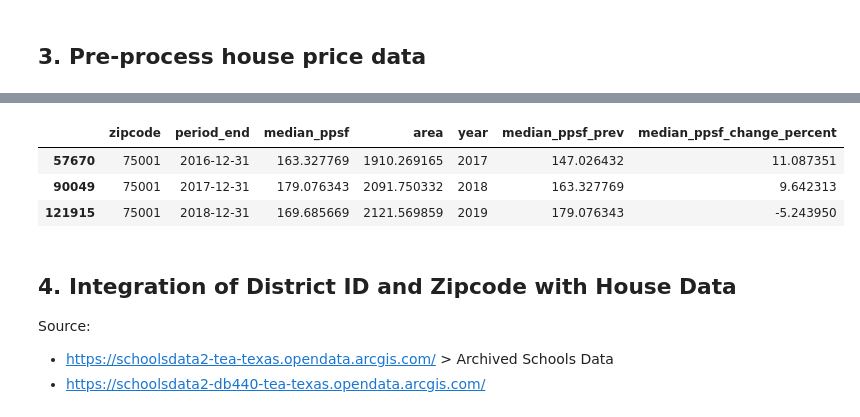
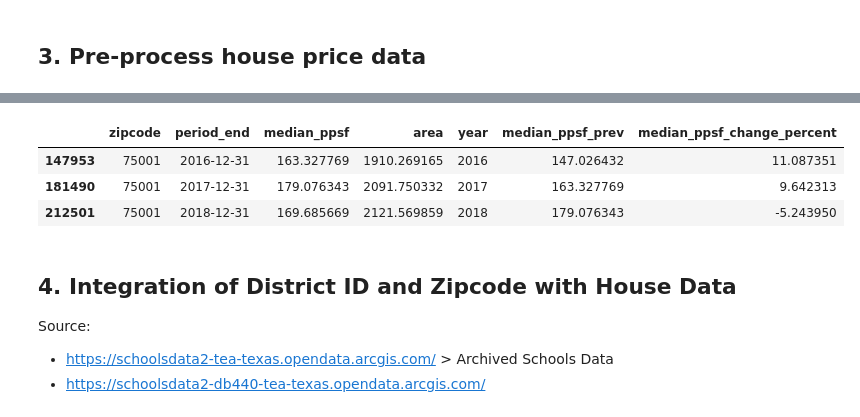
Before and after one commit to hydai99/Capstone-AllianceBernstein, a Jupyter notebook: 30_TX_data_preprocessing.ipynb, the cells around one changed output, grey strips where cells are left out. Drawn from its saved outputs; the diff is of its cells as text; code cells hidden in the pictures.

```diff
--- a/30_TX_data_preprocessing.ipynb
+++ b/30_TX_data_preprocessing.ipynb
@@ -63,7 +65,6 @@ dh = pd.read_csv('TX_data/zip_code_market_tracker.tsv000', sep='\t')
 dh=dh[dh['state']=='Texas']
 dh['period_begin'] = pd.to_datetime(dh['period_begin'])
 dh['period_end'] = pd.to_datetime(dh['period_end'])
-dh=dh[dh['period_begin'].dt.year >= 2015]
 
 dh['area']=dh['median_sale_price']/dh['median_ppsf']
 dh['region']=dh['region'].str.replace('Zip Code: ','')
@@ -83,24 +84,22 @@ dh.head(3)
 # %%
 # Choose related field
 dh1=dh.loc[dh['property_type']=='All Residential',['zipcode', 'period_end','median_ppsf','area']]
 
 # take last year's dec data as the next year data
 ## eg. 2022-12-01~2023-02-28 is considered as 2023
 dh1=dh1[dh1['period_end'].isin(['2015-12-31','2016-12-31','2017-12-31','2018-12-31','2019-12-31','2020-12-31','2021-12-31','2022-12-31'])]
 dh1['year'] = dh1['period_end'].dt.year
-dh1['year']=dh1['year']+1
+#dh1['year']=dh1['year']+1
 
 # calculate change percent
 group = dh1.groupby('zipcode')
 dh1['median_ppsf_prev'] = group['median_ppsf'].shift(1)
 dh1['median_ppsf_change_percent'] = (dh1['median_ppsf'] - dh1['median_ppsf_prev']) / dh1['median_ppsf_prev'] *100
 dh1=dh1.dropna(axis=0,how='any') #drop all rows that have any NaN values
 
-
-
 dh1.head(3)
 # %% [output]
 |  | zipcode | period_end | median_ppsf | area | year | median_ppsf_prev | median_ppsf_change_percent |
-| 57670 | 75001 | 2016-12-31 | 163.327769 | 1910.269165 | 2017 | 147.026432 | 11.087351 |
-| 90049 | 75001 | 2017-12-31 | 179.076343 | 2091.750332 | 2018 | 163.327769 | 9.642313 |
-| 121915 | 75001 | 2018-12-31 | 169.685669 | 2121.569859 | 2019 | 179.076343 | -5.243950 |
+| 147953 | 75001 | 2016-12-31 | 163.327769 | 1910.269165 | 2016 | 147.026432 | 11.087351 |
+| 181490 | 75001 | 2017-12-31 | 179.076343 | 2091.750332 | 2017 | 163.327769 | 9.642313 |
+| 212501 | 75001 | 2018-12-31 | 169.685669 | 2121.569859 | 2018 | 179.076343 | -5.243950 |
```
Also changed, not shown: parts of 14 cells of this notebook, 27 other files.
